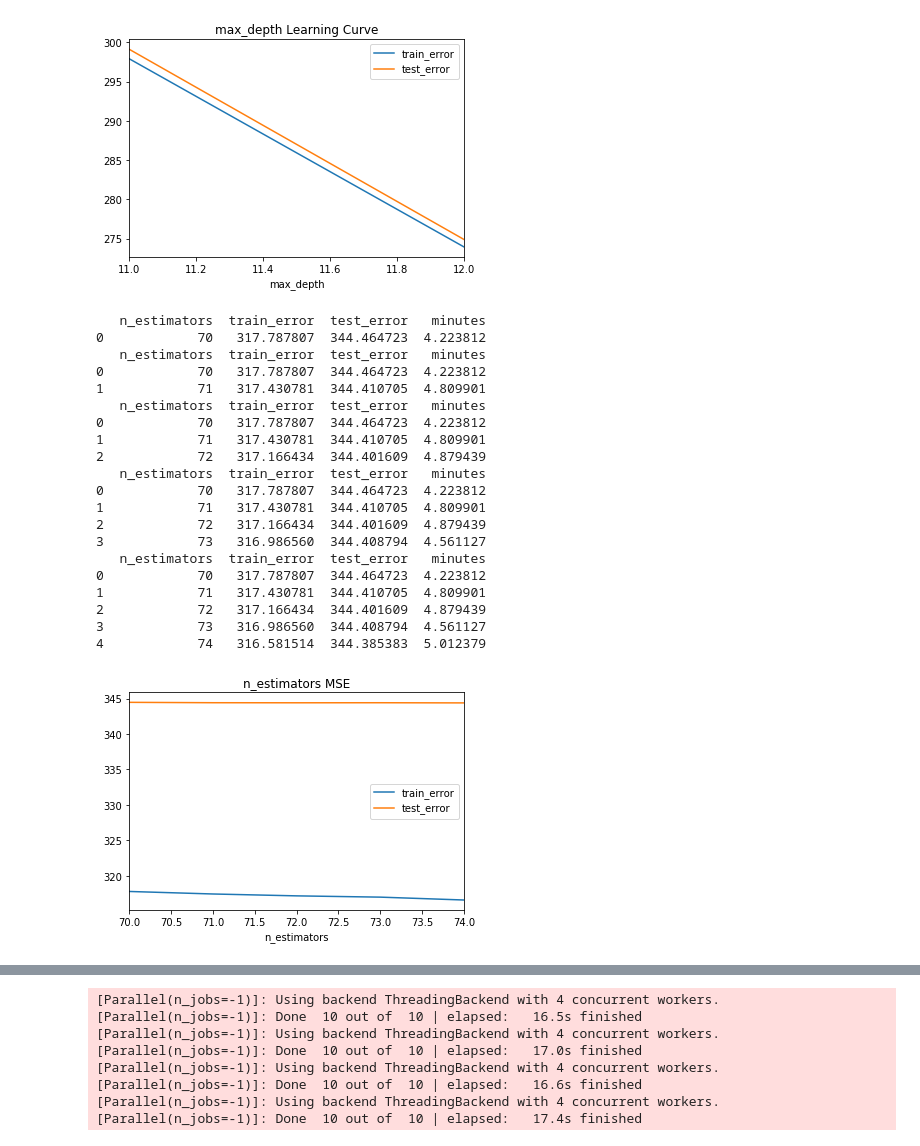
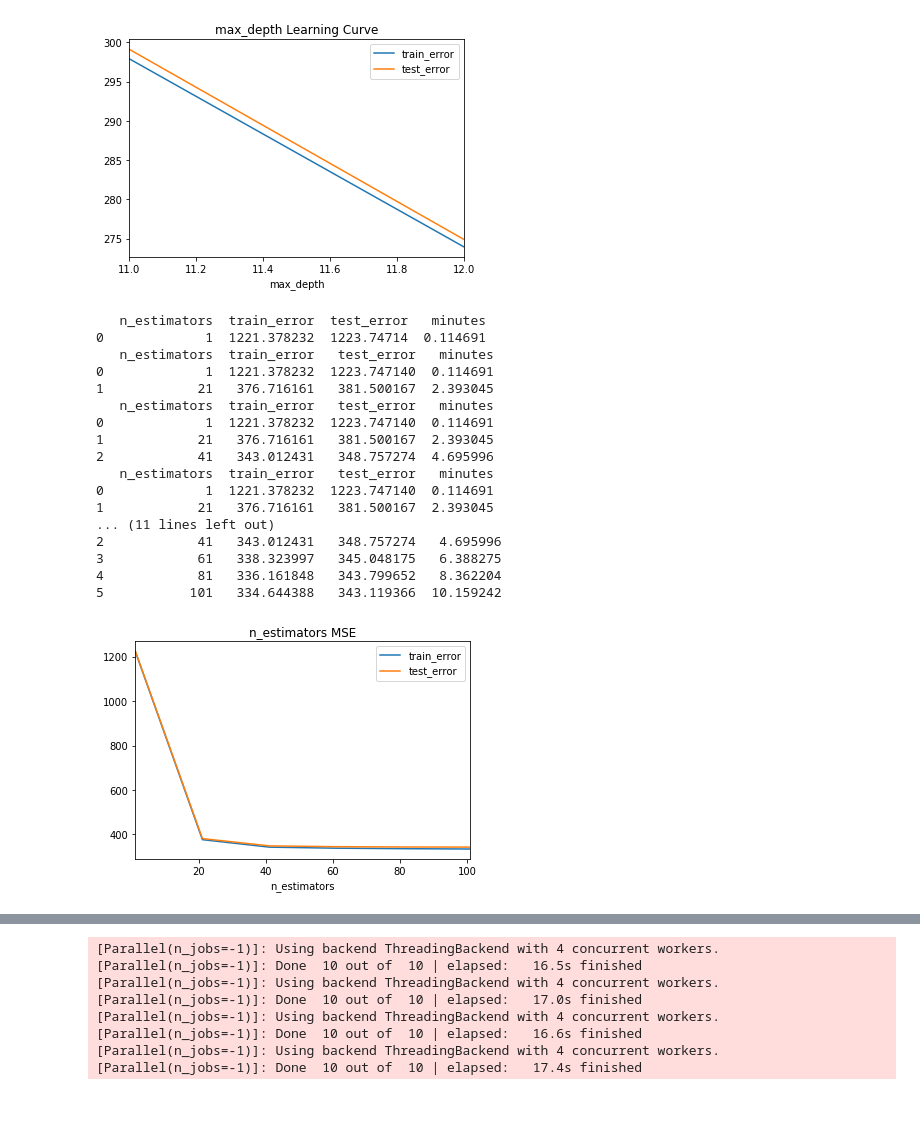
Before and after one commit to kirahman2/salarypredictionportfolio, a Jupyter notebook: Salary Prediction Notebook.ipynb, the cells around one changed output, grey strips where cells are left out. Saved outputs shown, nothing was run; the diff lists cells and outputs as text; code cells hidden in the pictures; blank space fills up the shorter version.

```diff
--- a/Salary Prediction Notebook.ipynb
+++ b/Salary Prediction Notebook.ipynb
@@ -681,14 +641,14 @@ result_final
 [figure]
 # %%
 # gbr +maxdepth COMPLETEF
-# best subsample=default                                                   ###
+# best subsample=[.7,.8,1]                                                   ###
 hyperp = 'subsample'                                                 ###
 list_val = [.1,.3,.5,.7,1]
 
 results=[]
 for val in list_val:
     start_time = time.time()
-    gbr = GradientBoostingRegressor(subsample=val, max_depth=10,          ###
+    gbr = GradientBoostingRegressor(subsample=val, max_depth=7,          ###
                                     random_state=42, verbose=0)
     gbr.fit(X_train, y_train)
     results.append(
@@ -845,7 +805,7 @@ list_val = range(2,20,3)
 results=[]
 for val in list_val:
     start_time = time.time()
-    gbr = GradientBoostingRegressor(min_samples_split=val, max_depth=10,          ###
+    gbr = GradientBoostingRegressor(min_samples_split=val, max_depth=7,          ###
                                     random_state=42, verbose=0)
     gbr.fit(X_train, y_train)
     results.append(
@@ -937,7 +897,7 @@ list_val = range(2,12,2)
 results=[]
 for val in list_val:
     start_time = time.time()
-    gbr = GradientBoostingRegressor(min_samples_leaf=val, max_depth=10,          ###
+    gbr = GradientBoostingRegressor(min_samples_leaf=val, max_depth=7,          ###
                                     random_state=42, verbose=0)
     gbr.fit(X_train, y_train)
     results.append(
@@ -1031,7 +991,7 @@ list_val = [0,.1,.2,.3,.4,.5]
 results=[]
 for val in list_val:
     start_time = time.time()
-    gbr = GradientBoostingRegressor(min_weight_fraction_leaf=val, max_depth=10,          ###
+    gbr = GradientBoostingRegressor(min_weight_fraction_leaf=val, max_depth=7,          ###
                                     random_state=42, verbose=0)
     gbr.fit(X_train, y_train)
     results.append(
@@ -1205,45 +1165,42 @@ result_final
 # %%
 # gbr +maxdepth COMPLETE
 # best n_estimators= [70,72,74]                                                   ###
 hyperp = 'n_estimators'                                                 ###
-list_val = range(70,75)
+list_val = range(1,110,20)
 
 results=[]
 for val in list_val:
     start_time = time.time()
-    gbr = GradientBoostingRegressor(n_estimators=val, max_depth=10,          ###
+    gbr = GradientBoostingRegressor(n_estimators=val, max_depth=7,          ###
                                     random_state=42, verbose=0)
     gbr.fit(X_train, y_train)
     results.append(
         {
             hyperp: val,                                         ###
             'train_error': mean_squared_error(y_train, gbr.predict(X_train)),
             'test_error': mean_squared_error(y_test, gbr.predict(X_test)),
             'minutes': (time.time() - start_time)/60
         })
     print(pd.DataFrame(results))
 
 results = pd.DataFrame(results).set_index(hyperp).sort_index()
 results[['train_error','test_error']].plot(title=hyperp + ' MSE');
 # %% [output]
    n_estimators  train_error  test_error   minutes
-0            70   317.787807  344.464723  4.223812
-   n_estimators  train_error  test_error   minutes
-0            70   317.787807  344.464723  4.223812
-1            71   317.430781  344.410705  4.809901
-   n_estimators  train_error  test_error   minutes
-0            70   317.787807  344.464723  4.223812
-1            71   317.430781  344.410705  4.809901
-2            72   317.166434  344.401609  4.879439
-   n_estimators  train_error  test_error   minutes
-0            70   317.787807  344.464723  4.223812
-1            71   317.430781  344.410705  4.809901
-2            72   317.166434  344.401609  4.879439
-3            73   316.986560  344.408794  4.561127
-   n_estimators  train_error  test_error   minutes
-0            70   317.787807  344.464723  4.223812
-1            71   317.430781  344.410705  4.809901
-2            72   317.166434  344.401609  4.879439
-3            73   316.986560  344.408794  4.561127
-4            74   316.581514  344.385383  5.012379
+0             1  1221.378232  1223.74714  0.114691
+   n_estimators  train_error   test_error   minutes
+0             1  1221.378232  1223.747140  0.114691
+1            21   376.716161   381.500167  2.393045
+   n_estimators  train_error   test_error   minutes
+0             1  1221.378232  1223.747140  0.114691
+1            21   376.716161   381.500167  2.393045
+2            41   343.012431   348.757274  4.695996
+   n_estimators  train_error   test_error   minutes
+0             1  1221.378232  1223.747140  0.114691
+1            21   376.716161   381.500167  2.393045
+... (11 lines left out)
+2            41   343.012431   348.757274   4.695996
+3            61   338.323997   345.048175   6.388275
+4            81   336.161848   343.799652   8.362204
+5           101   334.644388   343.119366  10.159242
-[figure, old version]
+[figure, new version]
```
Also changed, not shown: parts of 62 cells of this notebook.
